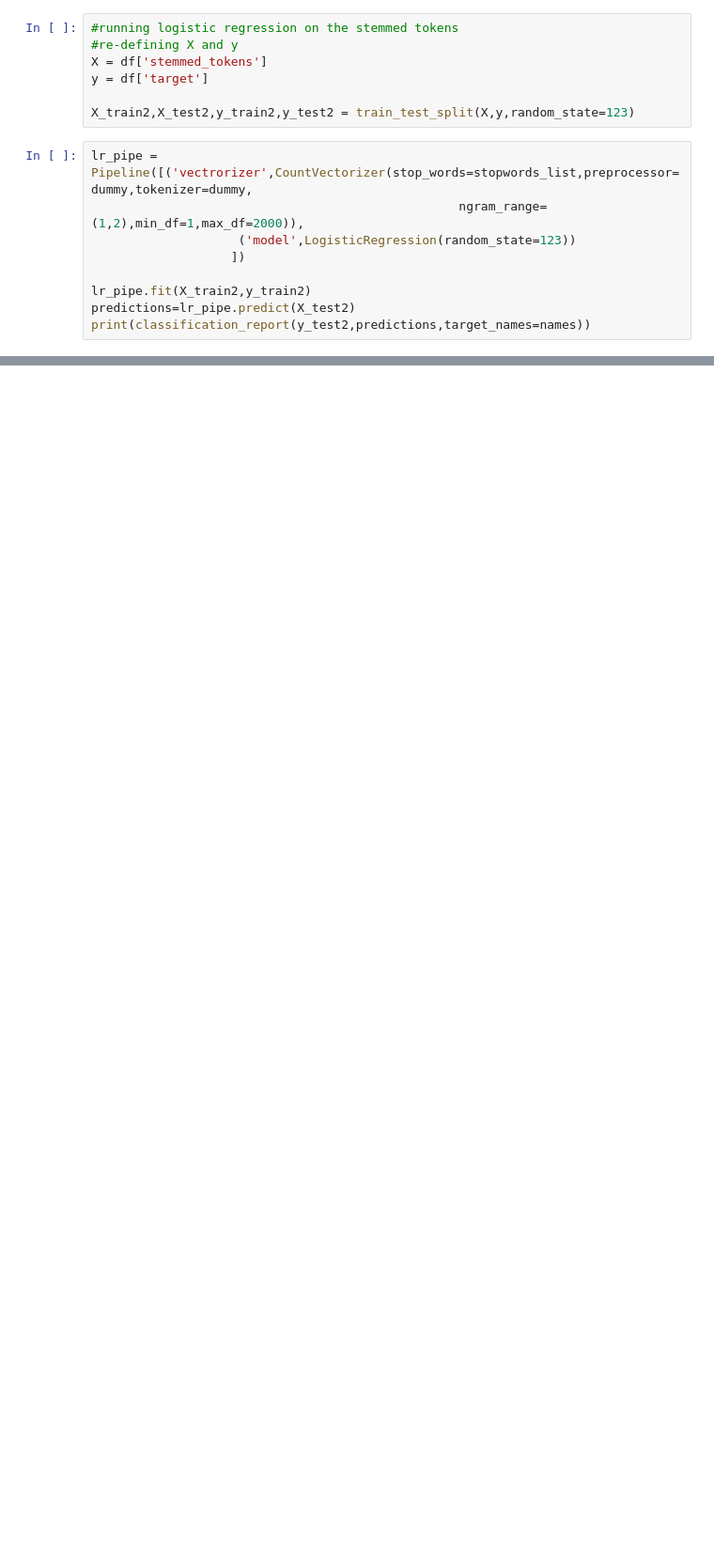
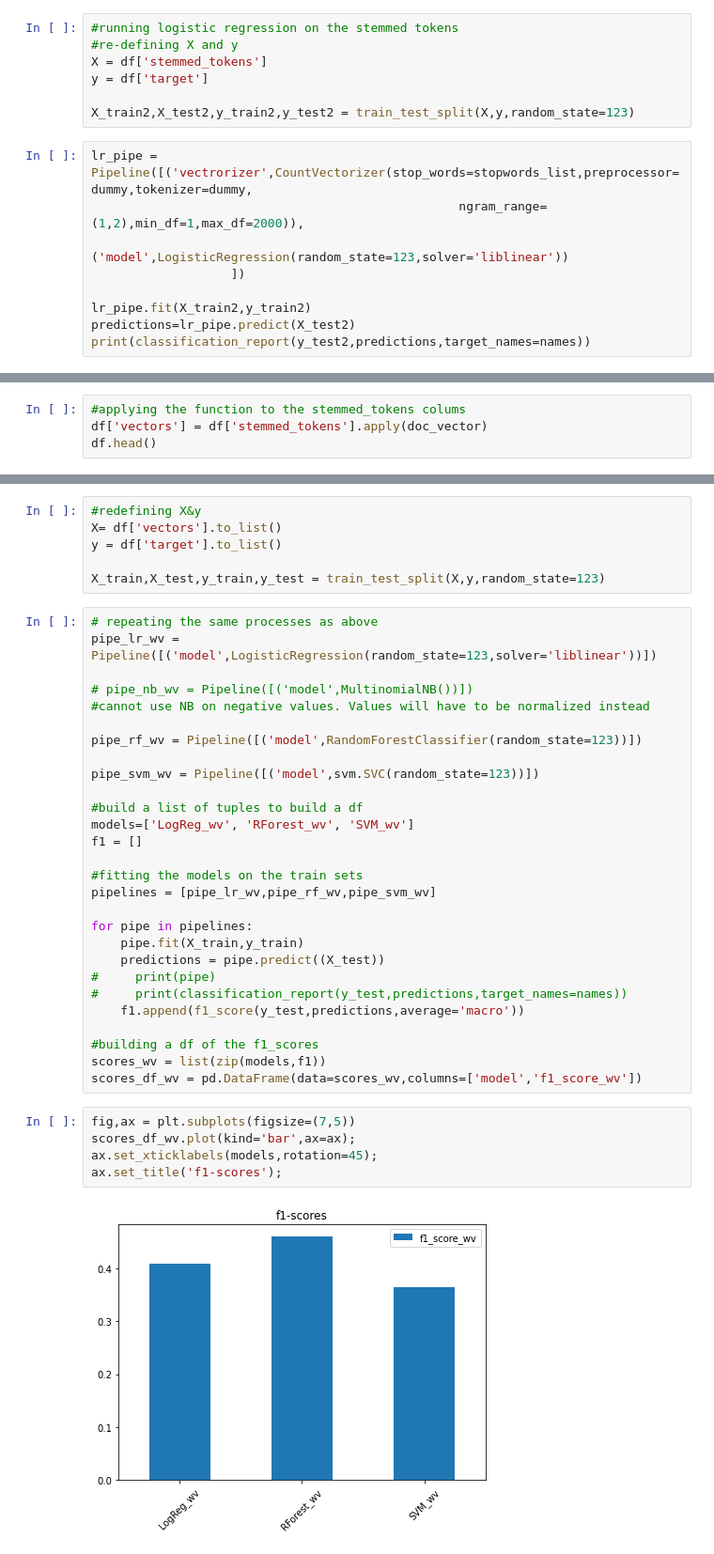
Before and after one commit to rahulakrish/customer_sentiment_analysis, a Jupyter notebook: project.ipynb, the cells around one changed output, grey strips where cells are left out. Shown at 94% size. Drawn from its saved outputs; the diff is of its cells as text; blank space fills up the shorter version.

```diff
--- a/project.ipynb
+++ b/project.ipynb
@@ -658,7 +710,7 @@ X_train2,X_test2,y_train2,y_test2 = train_test_split(X,y,random_state=123)
 # %%
 lr_pipe = Pipeline([('vectrorizer',CountVectorizer(stop_words=stopwords_list,preprocessor=dummy,tokenizer=dummy,
                                                   ngram_range=(1,2),min_df=1,max_df=2000)),
-                    ('model',LogisticRegression(random_state=123))
+                    ('model',LogisticRegression(random_state=123,solver='liblinear'))
                    ])
 
 lr_pipe.fit(X_train2,y_train2)
@@ -666,0 +850,4 @@ print(classification_report(y_test2,predictions,target_names=names))
+# %%
+#applying the function to the stemmed_tokens colums
+df['vectors'] = df['stemmed_tokens'].apply(doc_vector)
+df.head()
@@ -666,0 +865,41 @@ print(classification_report(y_test2,predictions,target_names=names))
+# %%
+#redefining X&y
+X= df['vectors'].to_list()
+y = df['target'].to_list()
+
+X_train,X_test,y_train,y_test = train_test_split(X,y,random_state=123)
+# %%
+# repeating the same processes as above
+pipe_lr_wv = Pipeline([('model',LogisticRegression(random_state=123,solver='liblinear'))])
+
+# pipe_nb_wv = Pipeline([('model',MultinomialNB())])
+#cannot use NB on negative values. Values will have to be normalized instead
+
+pipe_rf_wv = Pipeline([('model',RandomForestClassifier(random_state=123))])
+
+pipe_svm_wv = Pipeline([('model',svm.SVC(random_state=123))])
+
+#build a list of tuples to build a df
+models=['LogReg_wv', 'RForest_wv', 'SVM_wv']
+f1 = []
+
+#fitting the models on the train sets
+pipelines = [pipe_lr_wv,pipe_rf_wv,pipe_svm_wv]
+
+for pipe in pipelines:
+    pipe.fit(X_train,y_train)
+    predictions = pipe.predict((X_test))
+#     print(pipe)
+#     print(classification_report(y_test,predictions,target_names=names))
+    f1.append(f1_score(y_test,predictions,average='macro'))
+
+#building a df of the f1_scores
+scores_wv = list(zip(models,f1))
+scores_df_wv = pd.DataFrame(data=scores_wv,columns=['model','f1_score_wv'])
+# %%
+fig,ax = plt.subplots(figsize=(7,5))
+scores_df_wv.plot(kind='bar',ax=ax);
+ax.set_xticklabels(models,rotation=45);
+ax.set_title('f1-scores');
+# %% [output]
+[figure, added]
```
Also changed, not shown: parts of 47 cells of this notebook.
